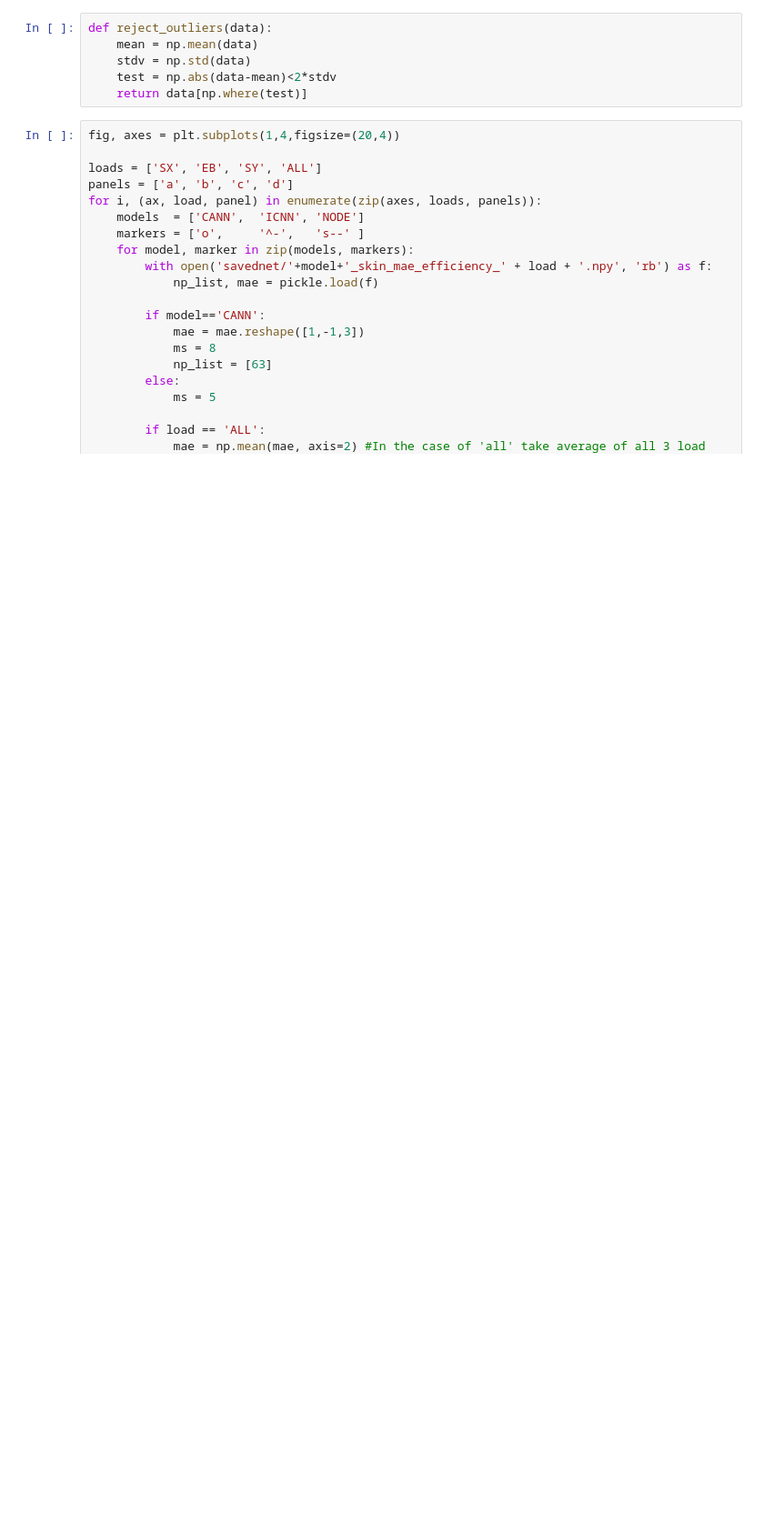
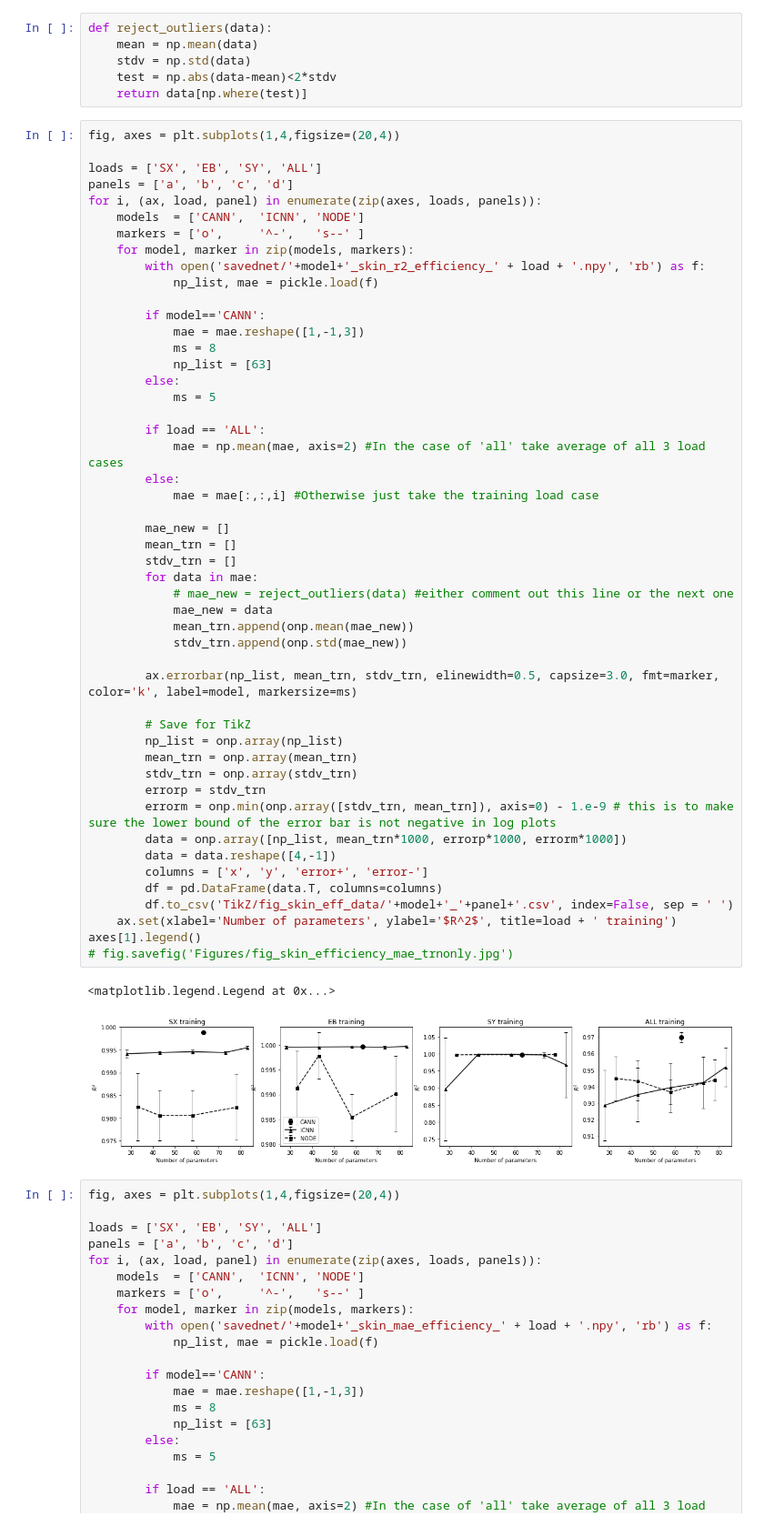
Before and after one commit to tajtac/hypermodelcomp, a Jupyter notebook: fig_skin_efficiency.ipynb, the cells around one changed output. Shown at 91% size. Drawn from its saved outputs; the diff is of its cells as text; blank space fills up the shorter version.

```diff
--- a/fig_skin_efficiency.ipynb
+++ b/fig_skin_efficiency.ipynb
@@ -717,6 +717,58 @@ def reject_outliers(data):
     stdv = np.std(data)
     test = np.abs(data-mean)<2*stdv
     return data[np.where(test)]
+# %%
+fig, axes = plt.subplots(1,4,figsize=(20,4))
+
+loads = ['SX', 'EB', 'SY', 'ALL']
+panels = ['a', 'b', 'c', 'd']
+for i, (ax, load, panel) in enumerate(zip(axes, loads, panels)):
+    models  = ['CANN',  'ICNN', 'NODE']
+    markers = ['o',     '^-',   's--' ]
+    for model, marker in zip(models, markers):
+        with open('savednet/'+model+'_skin_r2_efficiency_' + load + '.npy', 'rb') as f:
+            np_list, mae = pickle.load(f)
+
+        if model=='CANN':
+            mae = mae.reshape([1,-1,3])
+            ms = 8
+            np_list = [63]
+        else:
+            ms = 5
+
+        if load == 'ALL':
+            mae = np.mean(mae, axis=2) #In the case of 'all' take average of all 3 load cases
+        else:
+            mae = mae[:,:,i] #Otherwise just take the training load case
+
+        mae_new = []
+        mean_trn = []
+        stdv_trn = []
+        for data in mae:
+            # mae_new = reject_outliers(data) #either comment out this line or the next one
+            mae_new = data
+            mean_trn.append(onp.mean(mae_new))
+            stdv_trn.append(onp.std(mae_new))
+
+        ax.errorbar(np_list, mean_trn, stdv_trn, elinewidth=0.5, capsize=3.0, fmt=marker, color='k', label=model, markersize=ms)
+
+        # Save for TikZ
+        np_list = onp.array(np_list)
+        mean_trn = onp.array(mean_trn)
+        stdv_trn = onp.array(stdv_trn)
+        errorp = stdv_trn
+        errorm = onp.min(onp.array([stdv_trn, mean_trn]), axis=0) - 1.e-9 # this is to make sure the lower bound of the error bar is not negative in log plots
+        data = onp.array([np_list, mean_trn*1000, errorp*1000, errorm*1000])
+        data = data.reshape([4,-1])
+        columns = ['x', 'y', 'error+', 'error-']
+        df = pd.DataFrame(data.T, columns=columns)
+        df.to_csv('TikZ/fig_skin_eff_data/'+model+'_'+panel+'.csv', index=False, sep = ' ')
+    ax.set(xlabel='Number of parameters', ylabel='$R^2$', title=load + ' training')
+axes[1].legend()
+# fig.savefig('Figures/fig_skin_efficiency_mae_trnonly.jpg')
+# %% [output]
+<matplotlib.legend.Legend at 0x...>
+[figure, added]
 # %%
 fig, axes = plt.subplots(1,4,figsize=(20,4))
 
```
Also changed, not shown: 2 other files.
